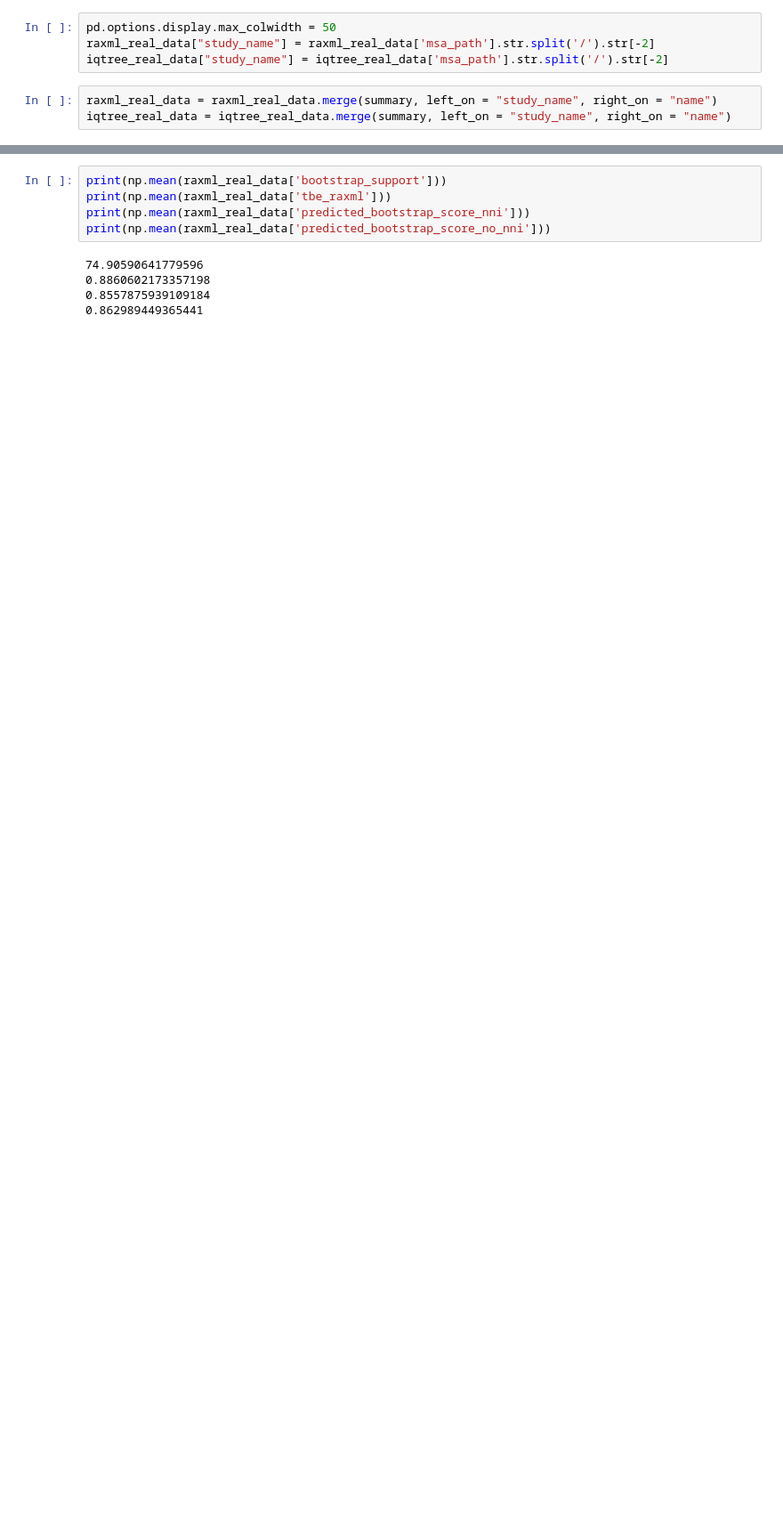
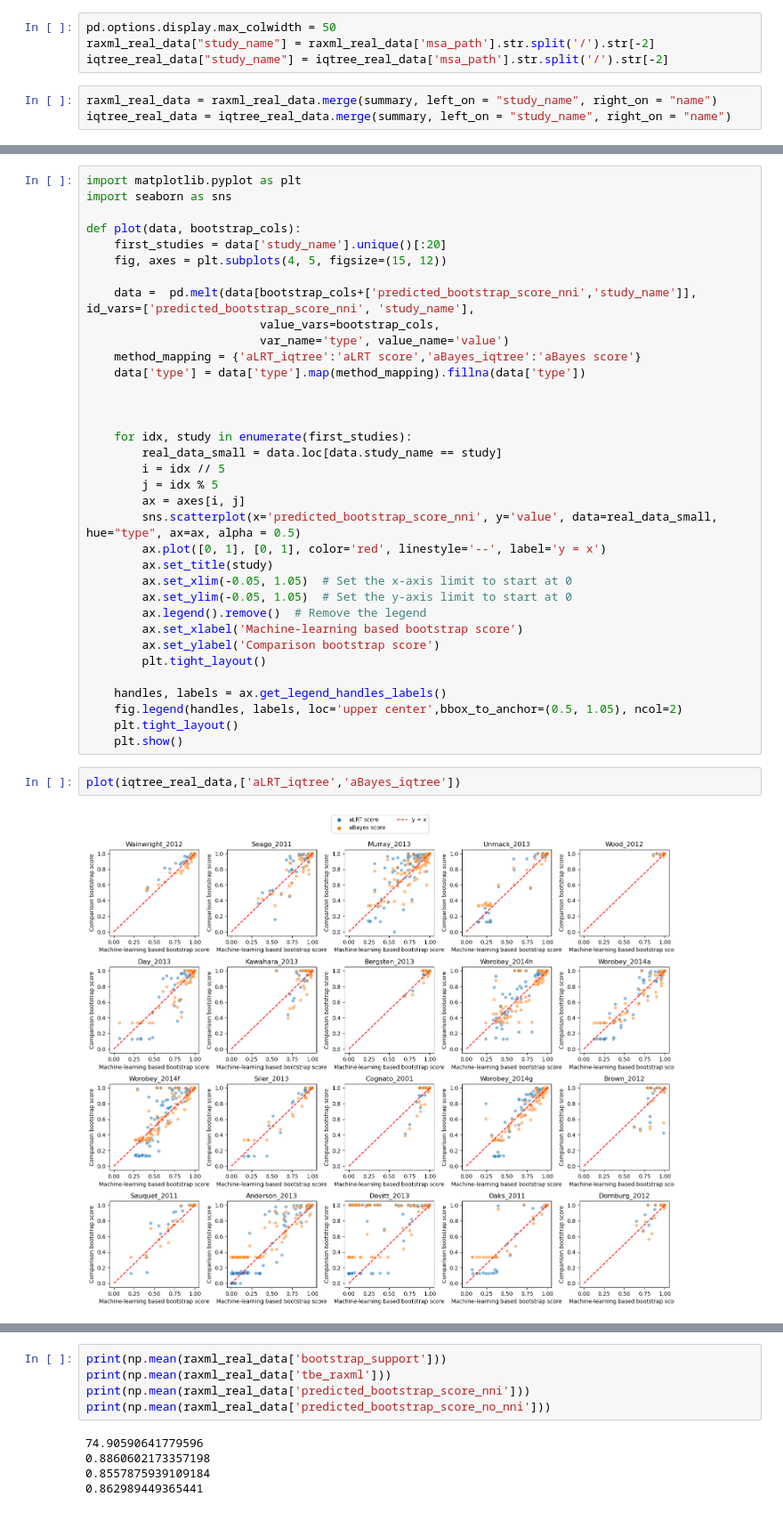
Before and after one commit to noaeker/bootstrap_repo, a Jupyter notebook: python notebooks/real_data_analysis.ipynb, the cells around one changed output, grey strips where cells are left out. Shown at 89% size. Cells and saved outputs as stored; diff of their text form; blank space fills up the shorter version.

```diff
--- a/python notebooks/real_data_analysis.ipynb
+++ b/python notebooks/real_data_analysis.ipynb
@@ -21,0 +40,39 @@ iqtree_real_data = iqtree_real_data.merge(summary, left_on = "study_name", right
+# %%
+import matplotlib.pyplot as plt
+import seaborn as sns
+
+def plot(data, bootstrap_cols):
+    first_studies = data['study_name'].unique()[:20]
+    fig, axes = plt.subplots(4, 5, figsize=(15, 12))
+
+    data =  pd.melt(data[bootstrap_cols+['predicted_bootstrap_score_nni','study_name']], id_vars=['predicted_bootstrap_score_nni', 'study_name'],
+                         value_vars=bootstrap_cols,
+                         var_name='type', value_name='value')
+    method_mapping = {'aLRT_iqtree':'aLRT score','aBayes_iqtree':'aBayes score'}
+    data['type'] = data['type'].map(method_mapping).fillna(data['type'])
+
+
+
+    for idx, study in enumerate(first_studies):
+        real_data_small = data.loc[data.study_name == study]
+        i = idx // 5
+        j = idx % 5
+        ax = axes[i, j]
+        sns.scatterplot(x='predicted_bootstrap_score_nni', y='value', data=real_data_small, hue="type", ax=ax, alpha = 0.5)
+        ax.plot([0, 1], [0, 1], color='red', linestyle='--', label='y = x')
+        ax.set_title(study)
+        ax.set_xlim(-0.05, 1.05)  # Set the x-axis limit to start at 0
+        ax.set_ylim(-0.05, 1.05)  # Set the y-axis limit to start at 0
+        ax.legend().remove()  # Remove the legend
+        ax.set_xlabel('Machine-learning based bootstrap score')
+        ax.set_ylabel('Comparison bootstrap score')
+        plt.tight_layout()
+
+    handles, labels = ax.get_legend_handles_labels()
+    fig.legend(handles, labels, loc='upper center',bbox_to_anchor=(0.5, 1.05), ncol=2)
+    plt.tight_layout()
+    plt.show()
+# %%
+plot(iqtree_real_data,['aLRT_iqtree','aBayes_iqtree'])
+# %% [output]
+[figure, added]
```
Also changed, not shown: parts of 29 cells of this notebook, 10 other files.
